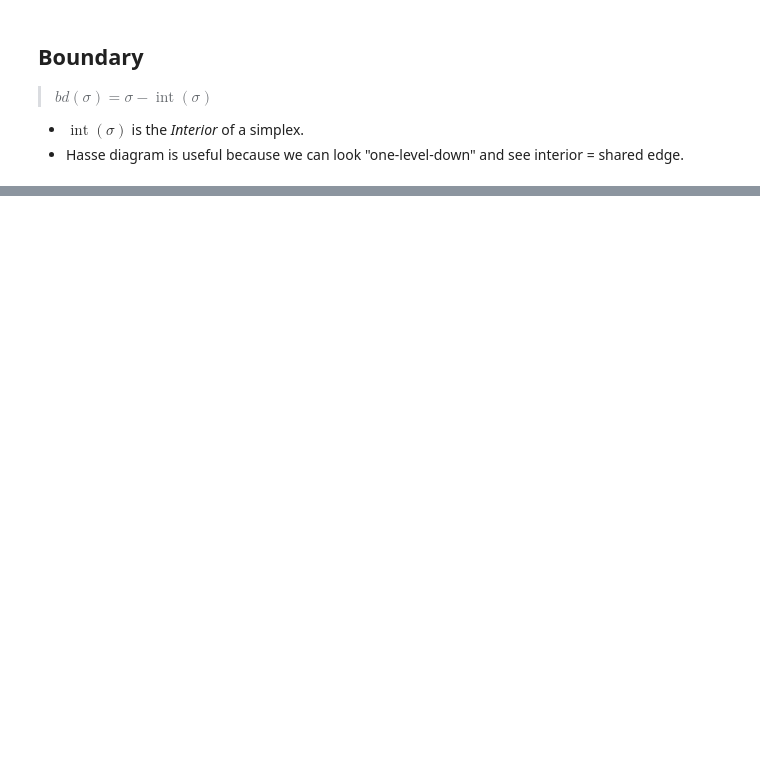
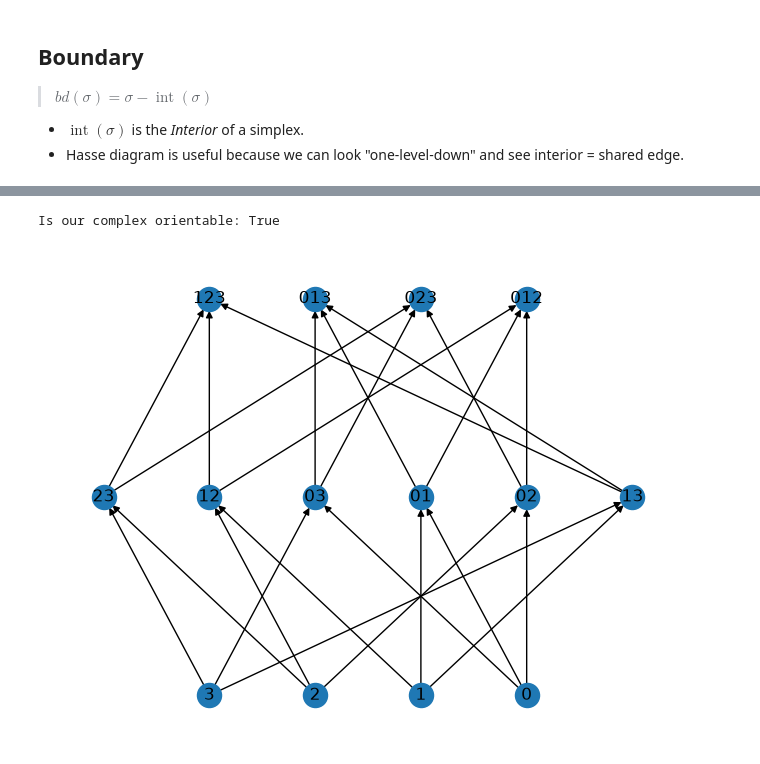
Before and after one commit to ryanj-0/simplicial_complex_proj, a Jupyter notebook: simplicial_complex.ipynb, the cells around one changed output, grey strips where cells are left out. Cells and saved outputs as stored; diff of their text form; code cells hidden in the pictures; blank space fills up the shorter version.

```diff
--- a/simplicial_complex.ipynb
+++ b/simplicial_complex.ipynb
@@ -331,3 +324,9 @@ False
+# %%
+tetrahedron.draw_hasse()
+print(f"Is our complex orientable: {tetrahedron.is_orientable()}")
+# %% [output]
+Is our complex orientable: True
+[figure, added]
 # %% [markdown]
 ![Calvin's Transmogrifier](calvin-and-hobbes-transmogrifier.avif)
 
```
Also changed, not shown: parts of 14 cells of this notebook.
